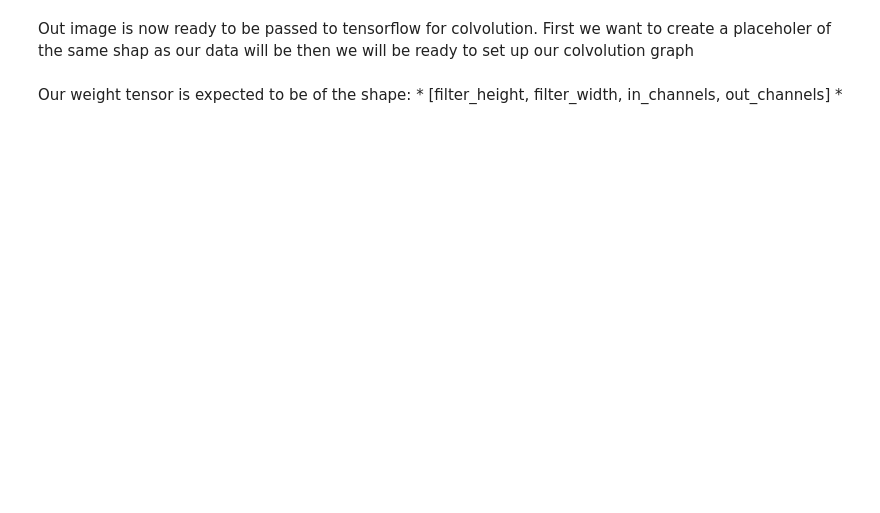
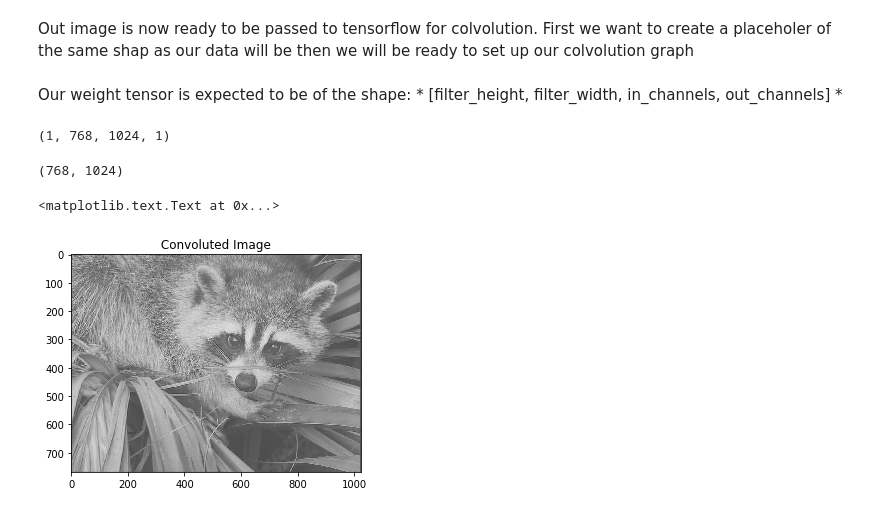
Before and after one commit to MossMcLaughlin/convolution-tensorflow, a Jupyter notebook: convolution-tensorflow.ipynb, the cells around one changed output. Saved outputs shown, nothing was run; the diff lists cells and outputs as text; code cells hidden in the pictures; blank space fills up the shorter version.

```diff
--- a/convolution-tensorflow.ipynb
+++ b/convolution-tensorflow.ipynb
@@ -34,10 +42,31 @@ input_dat = tf.placeholder(tf.float32,[batch_size,768,1024,1])
 # %% [markdown]
 Our weight tensor is expected to be of the shape: * [filter_height, filter_width, in_channels, out_channels] *
 # %%
-filter_shape = [5, 5, 1, 1]
+filter_shape = [6, 6, 1, 1]
 W = tf.Variable(tf.truncated_normal(filter_shape, stddev=0.1),name="W")
 # %%
 CONV = tf.nn.conv2d(input=input_dat,
                          filter=W,
                          strides=[1, 1, 1, 1],
                          padding='SAME')
+# %%
+init = tf.global_variables_initializer()
+sess= tf.Session()
+sess.run(init)
+# %%
+result = sess.run(CONV,feed_dict={input_dat:Image})
+print(result.shape)
+# %% [output]
+(1, 768, 1024, 1)
+# %%
+vec = np.reshape(result, (1, -1))
+out_image= np.reshape(vec,(768,1024))
+print(out_image.shape)
+# %% [output]
+(768, 1024)
+# %%
+plt.imshow(out_image,cmap=plt.get_cmap("gray"))
+plt.title(" Convoluted Image ")
+# %% [output]
+<matplotlib.text.Text at 0x...>
+[figure, added]
```
Also changed, not shown: parts of 3 cells of this notebook.
